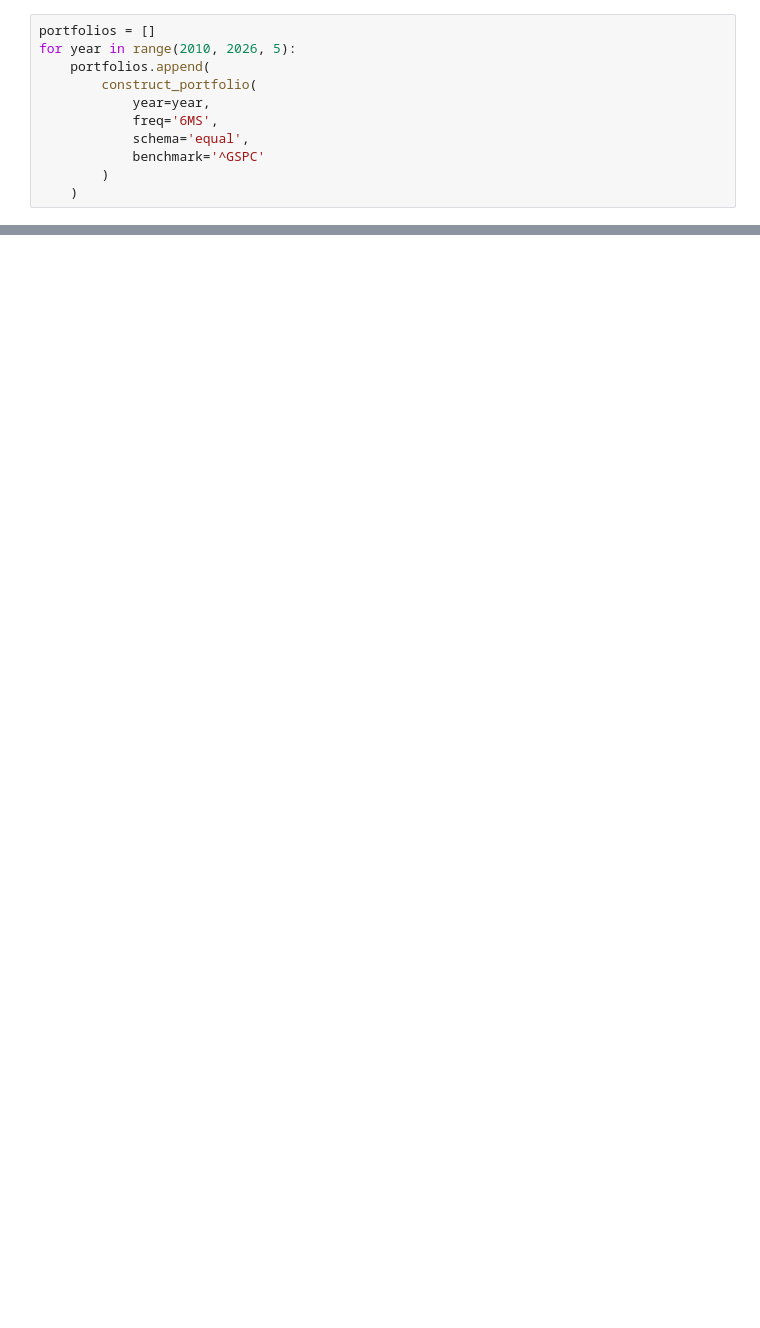
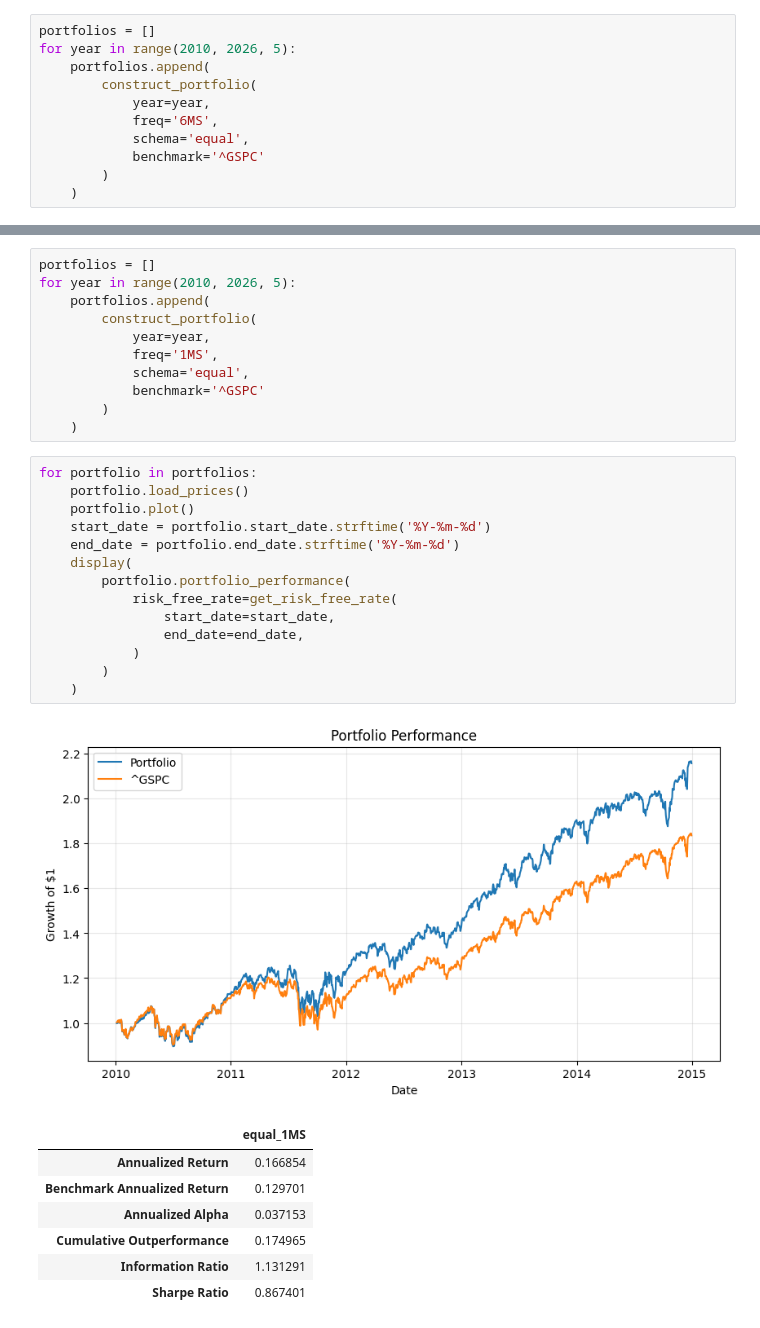
Before and after one commit to squilliam34/gravity, a Jupyter notebook: evaluation/equal_weighting.ipynb, the cells around one changed output, grey strips where cells are left out. Saved outputs shown, nothing was run; the diff lists cells and outputs as text; blank space fills up the shorter version.

```diff
--- a/evaluation/equal_weighting.ipynb
+++ b/evaluation/equal_weighting.ipynb
@@ -34,0 +179,34 @@ for portfolio in portfolios:
+# %%
+portfolios = []
+for year in range(2010, 2026, 5):
+    portfolios.append(
+        construct_portfolio(
+            year=year,
+            freq='1MS',
+            schema='equal',
+            benchmark='^GSPC'
+        )
+    )
+# %%
+for portfolio in portfolios:
+    portfolio.load_prices()
+    portfolio.plot()
+    start_date = portfolio.start_date.strftime('%Y-%m-%d')
+    end_date = portfolio.end_date.strftime('%Y-%m-%d')
+    display(
+        portfolio.portfolio_performance(
+            risk_free_rate=get_risk_free_rate(
+                start_date=start_date,
+                end_date=end_date,
+            )
+        )
+    )
+# %% [output]
+[figure, added]
+|  | equal_1MS |
+| Annualized Return | 0.166854 |
+| Benchmark Annualized Return | 0.129701 |
+| Annualized Alpha | 0.037153 |
+| Cumulative Outperformance | 0.174965 |
+| Information Ratio | 1.131291 |
+| Sharpe Ratio | 0.867401 |
```
Also changed, not shown: parts of 8 cells of this notebook.
